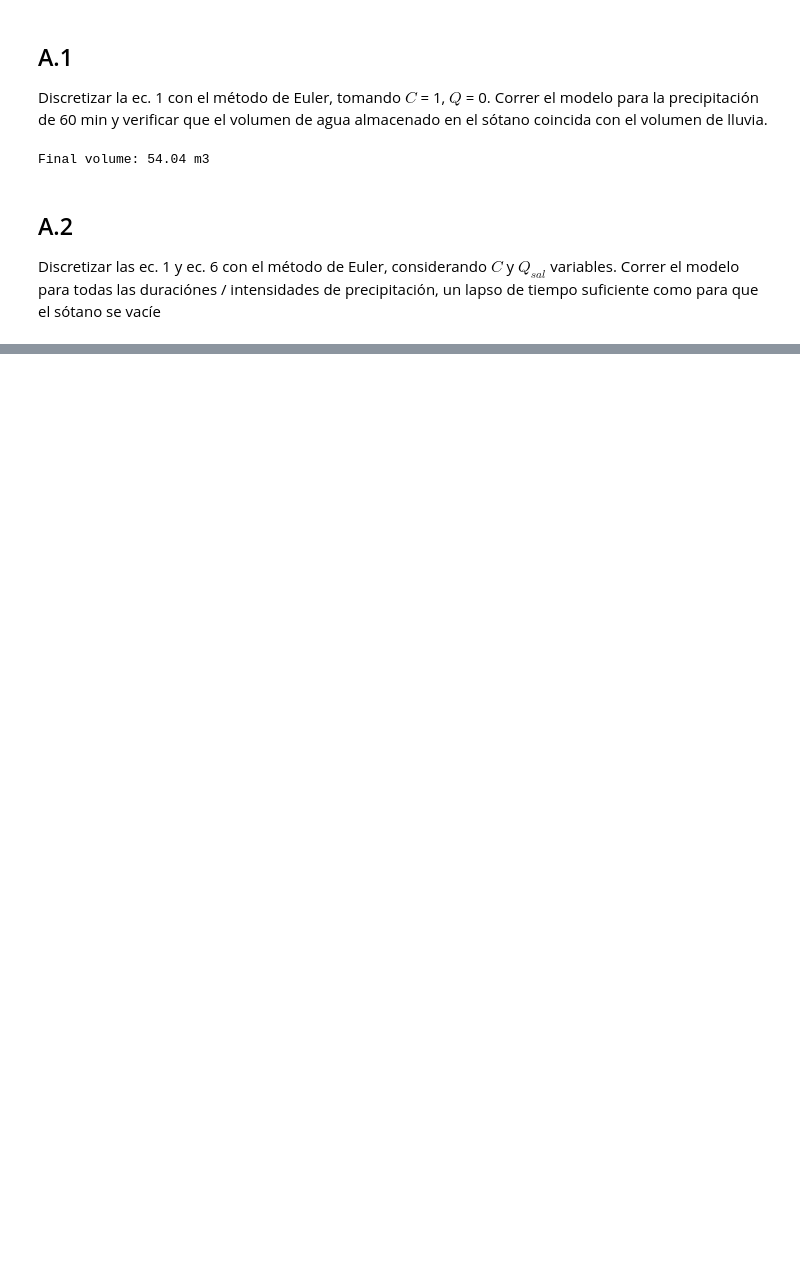
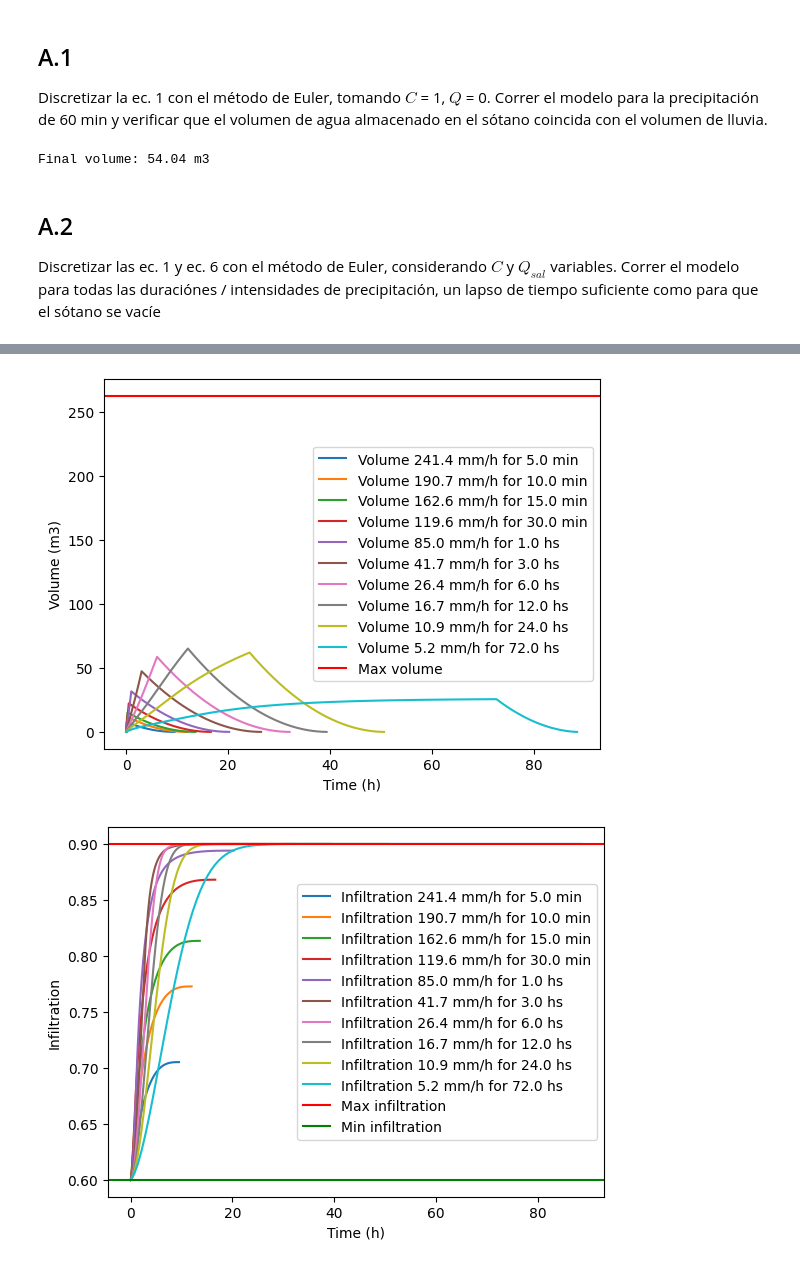
Before and after one commit to MaximoGismondi/numerico-cavaliere, a Jupyter notebook: tp/modelo.ipynb, the cells around one changed output, grey strips where cells are left out. Drawn from its saved outputs; the diff is of its cells as text; code cells hidden in the pictures; blank space fills up the shorter version.

```diff
--- a/tp/modelo.ipynb
+++ b/tp/modelo.ipynb
@@ -30,7 +30,6 @@ def f_q_ent(c, i, a_terr):
 
 # EC 3
 def f_q_sal(q_max, d_h_max, d_h_min, d_h):
-    if d_h > d_h_max: return 0
     if d_h < d_h_min: return q_max
     return q_max * (((d_h_max - d_h)/(d_h_max - d_h_min)) ** 0.5)
 
@@ -65,7 +53,6 @@ INTENSITY = 85.0 / 1000  # m/h
 DURATION = 1  # h
 INFILTRATION = 1  # a-dimensional
 Q_SAL = 0  # m3/h
-
 
 def d_volume(t, u):
     q_ent = f_q_ent(INFILTRATION, INTENSITY, A_TERR)  # m3/h
@@ -76,14 +63,14 @@ def d_volume(t, u):
 
 d_time = 5 / 60  # h
 
-volume = 0  # m3
+water_volume = 0  # m3
 time = 0  # h
 
 while time < DURATION:
-    volume = volume + d_time * d_volume(time, volume)
+    water_volume = water_volume + d_time * d_volume(time, water_volume)
     time += d_time
 
-print(f"Final volume: {round(volume, 2)} m3")
+print(f"Final volume: {round(water_volume, 2)} m3")
 # %% [output]
 Final volume: 54.04 m3
 # %% [markdown]
@@ -180,0 +169,32 @@ Empyting sotane after 5313.6 min
+# %%
+import matplotlib.pyplot as plt
+
+for storm_duration, storm_intensity, volumes, infiltrations, d_time in storms_history:
+        times = [i*d_time for i in range(len(volumes))]
+        if storm_duration >= 1:
+                plt.plot(times, volumes, label=f"Volume {storm_intensity*1000} mm/h for {storm_duration} hs")
+        else:
+                plt.plot(times, volumes, label=f"Volume {storm_intensity*1000} mm/h for {storm_duration*60} min")
+
+plt.axhline(y=V_SOT, color='r', linestyle='-', label="Max volume")
+plt.xlabel("Time (h)")
+plt.ylabel("Volume (m3)")
+plt.legend()
+plt.show()
+
+for storm_duration, storm_intensity, volumes, infiltrations, d_time in storms_history:
+        times = [i*d_time for i in range(len(infiltrations))]
+        if storm_duration >= 1:
+                plt.plot(times, infiltrations, label=f"Infiltration {storm_intensity*1000} mm/h for {storm_duration} hs")
+        else:
+                plt.plot(times, infiltrations, label=f"Infiltration {storm_intensity*1000} mm/h for {storm_duration*60} min")
+
+plt.axhline(y=C_SAT, color='r', linestyle='-', label="Max infiltration")
+plt.axhline(y=C_0, color='g', linestyle='-', label="Min infiltration")
+plt.xlabel("Time (h)")
+plt.ylabel("Infiltration")
+plt.legend()
+plt.show()
+# %% [output]
+[figure, added]
+[figure, added]
```
Also changed, not shown: parts of 3 cells of this notebook.
